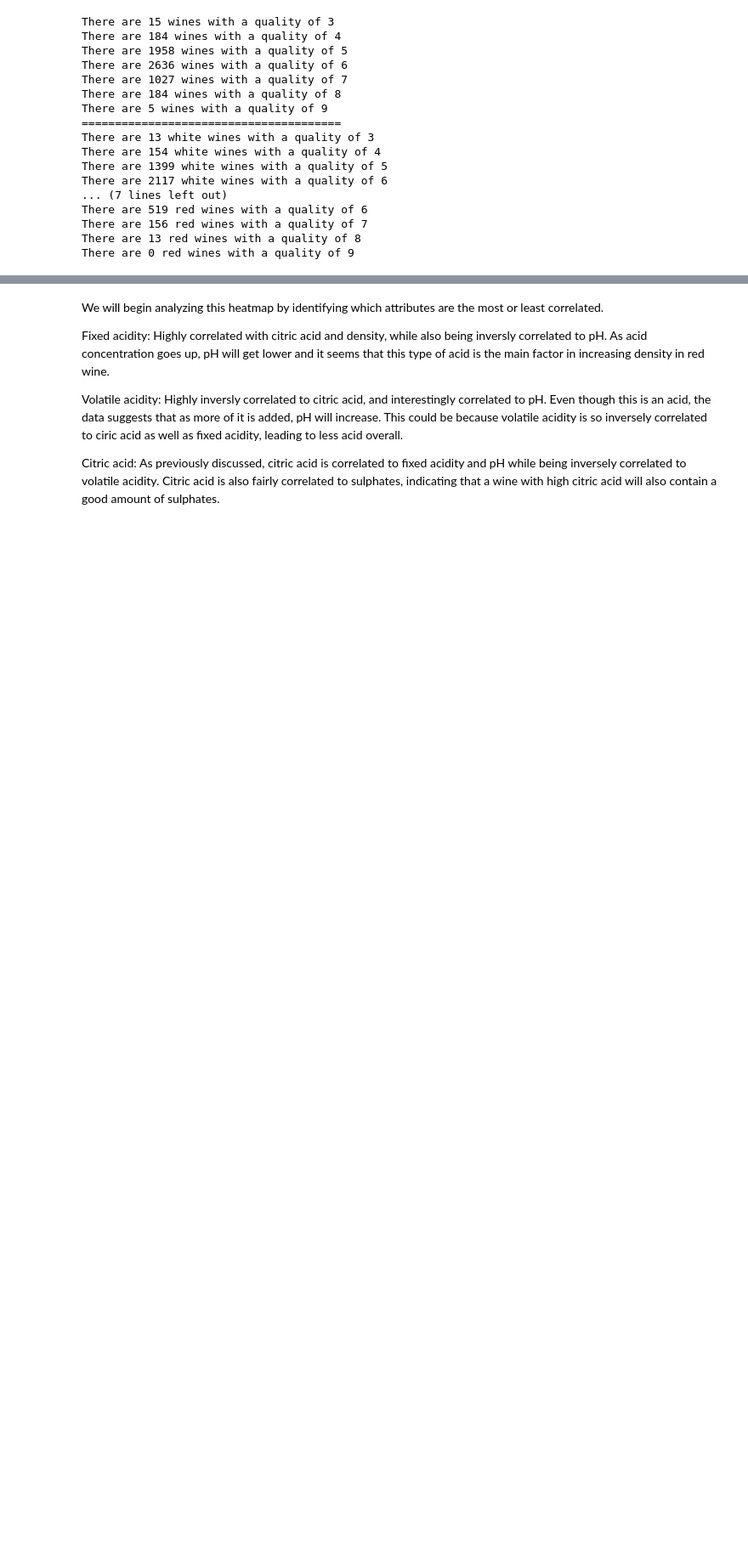
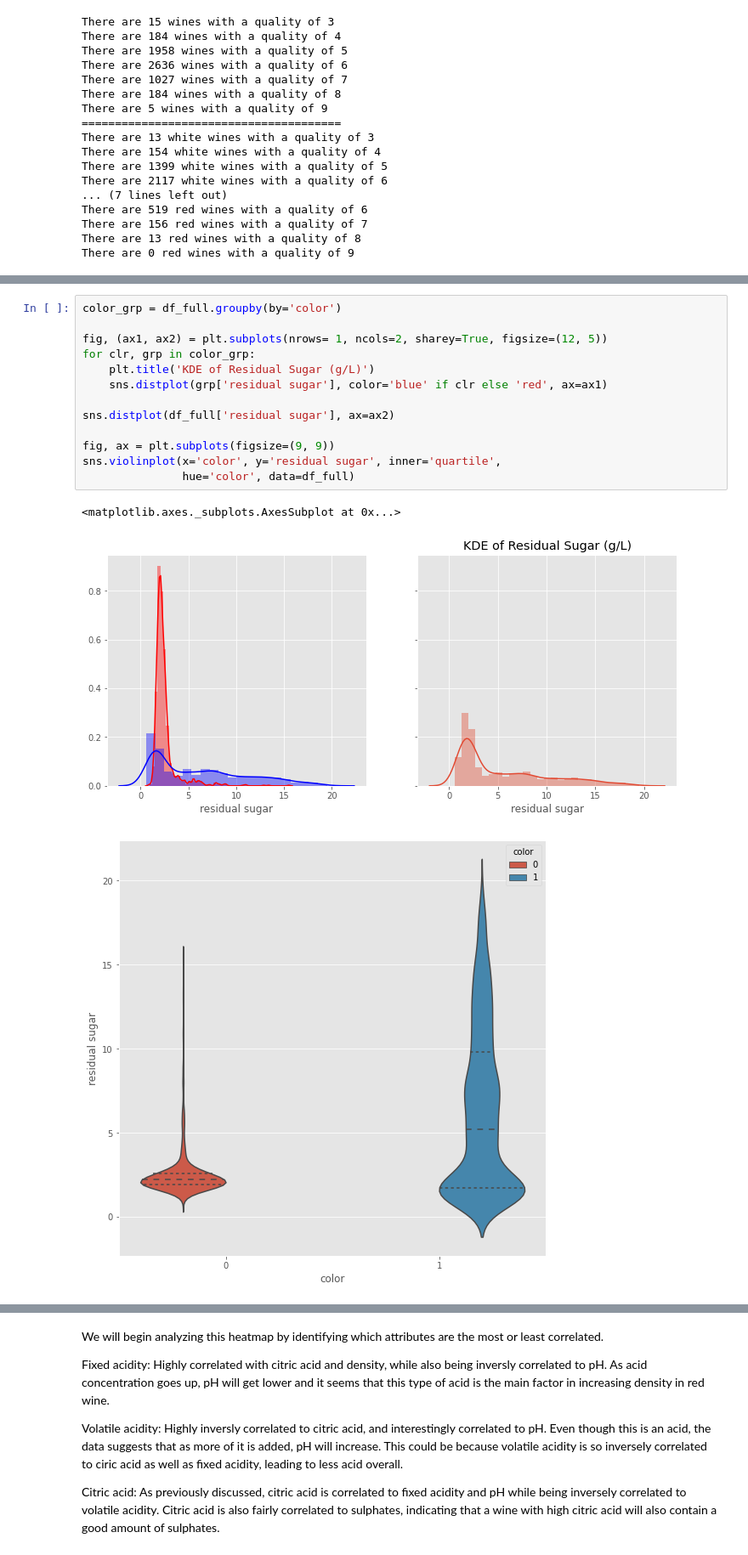
Before and after one commit to harrisonnoble/ml-projects, a Jupyter notebook: Lab 1/Lab 1.ipynb, the cells around one changed output, grey strips where cells are left out. Shown at 85% size. Saved outputs shown, nothing was run; the diff lists cells and outputs as text; blank space fills up the shorter version.

Commit message:
beautiful violins

```diff
--- a/Lab 1/Lab 1.ipynb
+++ b/Lab 1/Lab 1.ipynb
@@ -310,0 +312,17 @@ Both white and red wines contain instances rated at a 3, while only the white da
+# %%
+color_grp = df_full.groupby(by='color')
+
+fig, (ax1, ax2) = plt.subplots(nrows= 1, ncols=2, sharey=True, figsize=(12, 5))
+for clr, grp in color_grp:
+    plt.title('KDE of Residual Sugar (g/L)')
+    sns.distplot(grp['residual sugar'], color='blue' if clr else 'red', ax=ax1)
+
+sns.distplot(df_full['residual sugar'], ax=ax2)
+
+fig, ax = plt.subplots(figsize=(9, 9))
+sns.violinplot(x='color', y='residual sugar', inner='quartile',
+               hue='color', data=df_full)
+# %% [output]
+<matplotlib.axes._subplots.AxesSubplot at 0x...>
+[figure, added]
+[figure, added]
```
Also changed, not shown: parts of 11 cells of this notebook.
